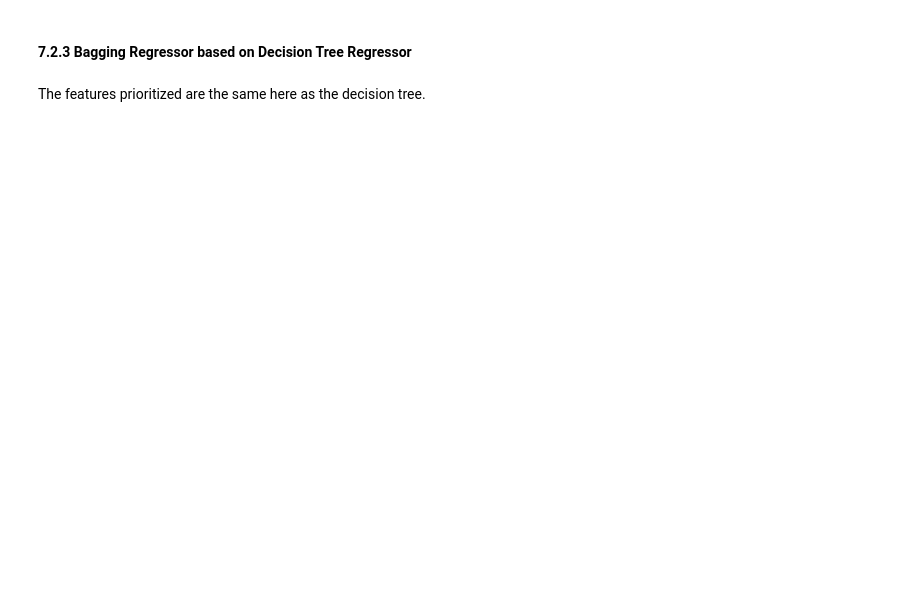
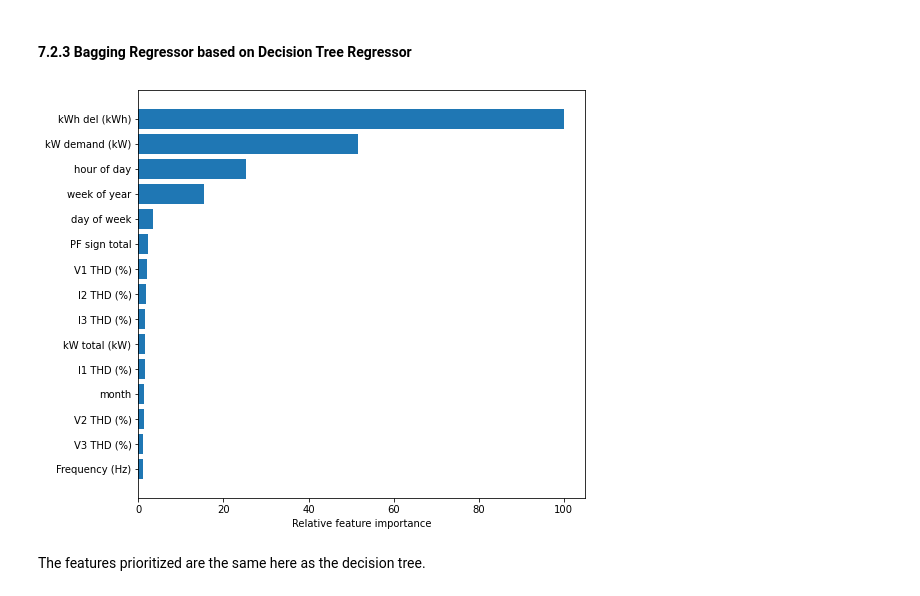
Before and after one commit to rachelngjiemin/131_group2, a Jupyter notebook: grp2_final_proj/FinalProjectTemplate_2022.ipynb, the cells around one changed output. Saved outputs shown, nothing was run; the diff lists cells and outputs as text; code cells hidden in the pictures; blank space fills up the shorter version.

```diff
--- a/grp2_final_proj/FinalProjectTemplate_2022.ipynb
+++ b/grp2_final_proj/FinalProjectTemplate_2022.ipynb
@@ -804,0 +851,9 @@ important_features = important_features_d_tree
+# %%
+d_tree = DecisionTreeRegressor(random_state=2022)
+X1 = X.iloc[:, 6:]
+
+d_tree.fit(X1, y)
+
+important_features_d = importance_plot(d_tree, X=X1)
+# %% [output]
+[figure, added]
```
Also changed, not shown: parts of 46 cells of this notebook.
